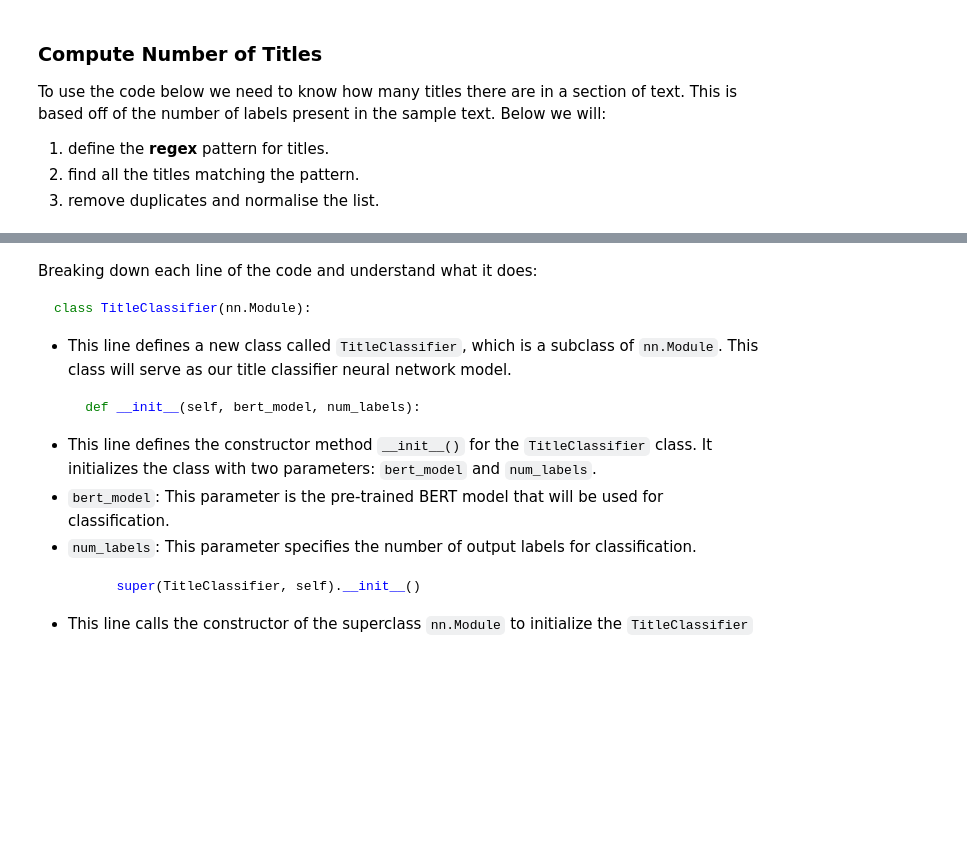
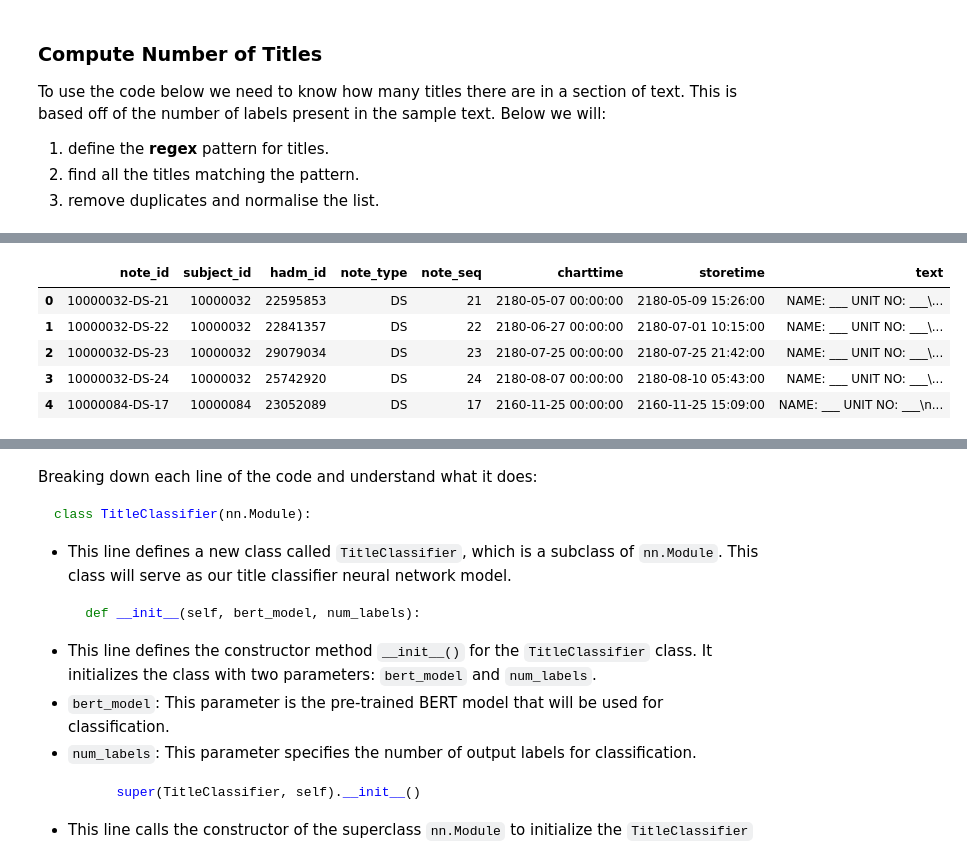
Before and after one commit to olie0001/medical_summary_fit3164, a Jupyter notebook: cleaning/cleaning.ipynb, the cells around one changed output, grey strips where cells are left out. Drawn from its saved outputs; the diff is of its cells as text; code cells hidden in the pictures; blank space fills up the shorter version.

Commit message:
Successsfully extracting subsection titles

```diff
--- a/cleaning/cleaning.ipynb
+++ b/cleaning/cleaning.ipynb
@@ -44,6 +45,6 @@ from transformers import BertModel, BertTokenizer
 # %%
 # Step 1: Read the Data
-df = pd.read_csv("discharge.csv", nrows=500)
+df = pd.read_csv("discharge.csv", nrows=100)
 # %%
 df.head()
 # %% [output]
@@ -70,22 +71,25 @@ number of labels present in the sample text. Below we will:
 # %%
 # Initialise the text sample
 text_sample = df['text'][0]
+text_sample = text_sample.strip()
 
 # Remove weird characters
 text_sample = re.sub(r'\n', '', text_sample)
-text_sample = re.sub(r'___', 'PLACEHOLDERNAME', text_sample)
+text_sample = text_sample.strip()
 
 # Define the title pattern
-title_pattern = r'(?:(?!PLACEHOLDERNAME).)([A-Za-z\s]+):'
+title_pattern = r'(\b[A-Za-z\s]+):\s*'
 
 # Find all the titles matching the pattern
-titles = re.findall(title_pattern, text_sample)
+titles = re.findall(title_pattern, text_sample.strip())
 
 # Normalise the titles
 normalized_titles = list(set(titles))
+normalized_titles = sorted(normalized_titles)
 
 # Display the normalised titles
-print("Normalised Titles:", normalized_titles)
+for title in normalized_titles:
+    print("Title: ", title)
 
 # Define number of labels
 num_labels = len(normalized_titles)
@@ -95,0 +155,33 @@ Number of Labels (num_labels): 48
+# %%
+# Lets modify the original df
+# Compile pattern outside to improve time complexity
+compiled_pattern = re.compile(title_pattern)
+
+# Create a function to replace the text in each row with the new structured one
+def normalize_titles(text):
+    # Strip the text once
+    text_sample = text.strip()
+
+    # Find all the titles matching the pattern
+    titles = re.findall(compiled_pattern, text_sample)
+
+    # Normalize all the titles
+    normalized_text = text_sample
+    for title in titles:
+        # Replace the title with the normalized version
+        normalized_text = re.sub(r'\b' + title + r'\b', title.upper(), normalized_text, flags=re.IGNORECASE)
+
+    return normalized_text
+
+# apply to all the columns in the dataframe
+df['text'] = df['text'].apply(normalize_titles)
+
+# Check that the application has been executed properly
+df.head()
+# %% [output]
+|  | note_id | subject_id | hadm_id | note_type | note_seq | charttime | storetime | text |
+| 0 | 10000032-DS-21 | 10000032 | 22595853 | DS | 21 | 2180-05-07 00:00:00 | 2180-05-09 15:26:00 | NAME: ___ UNIT NO: ___\... |
+| 1 | 10000032-DS-22 | 10000032 | 22841357 | DS | 22 | 2180-06-27 00:00:00 | 2180-07-01 10:15:00 | NAME: ___ UNIT NO: ___\... |
+| 2 | 10000032-DS-23 | 10000032 | 29079034 | DS | 23 | 2180-07-25 00:00:00 | 2180-07-25 21:42:00 | NAME: ___ UNIT NO: ___\... |
+| 3 | 10000032-DS-24 | 10000032 | 25742920 | DS | 24 | 2180-08-07 00:00:00 | 2180-08-10 05:43:00 | NAME: ___ UNIT NO: ___\... |
+| 4 | 10000084-DS-17 | 10000084 | 23052089 | DS | 17 | 2160-11-25 00:00:00 | 2160-11-25 15:09:00 | NAME: ___ UNIT NO: ___\n... |
```
Also changed, not shown: parts of 7 cells of this notebook.
